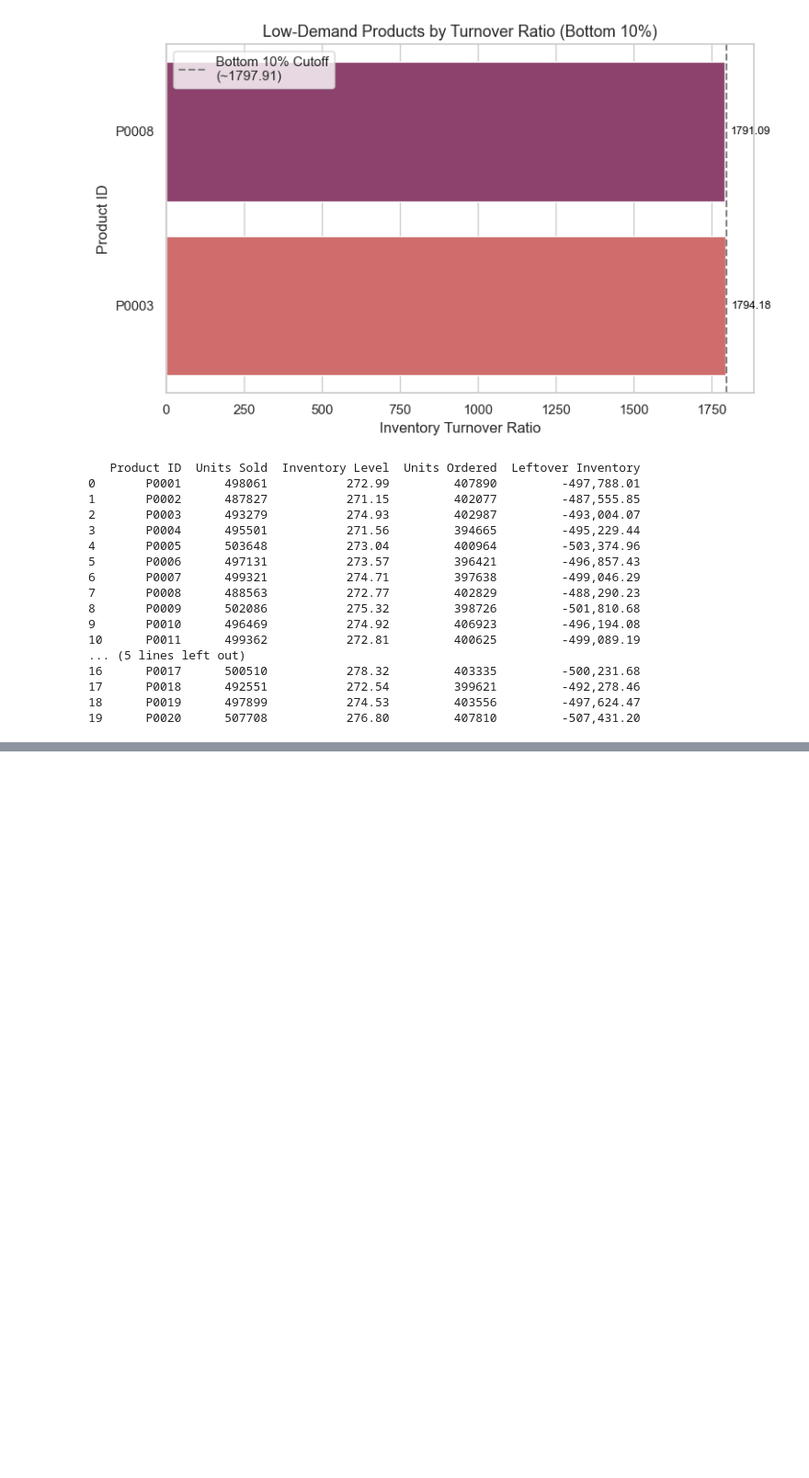
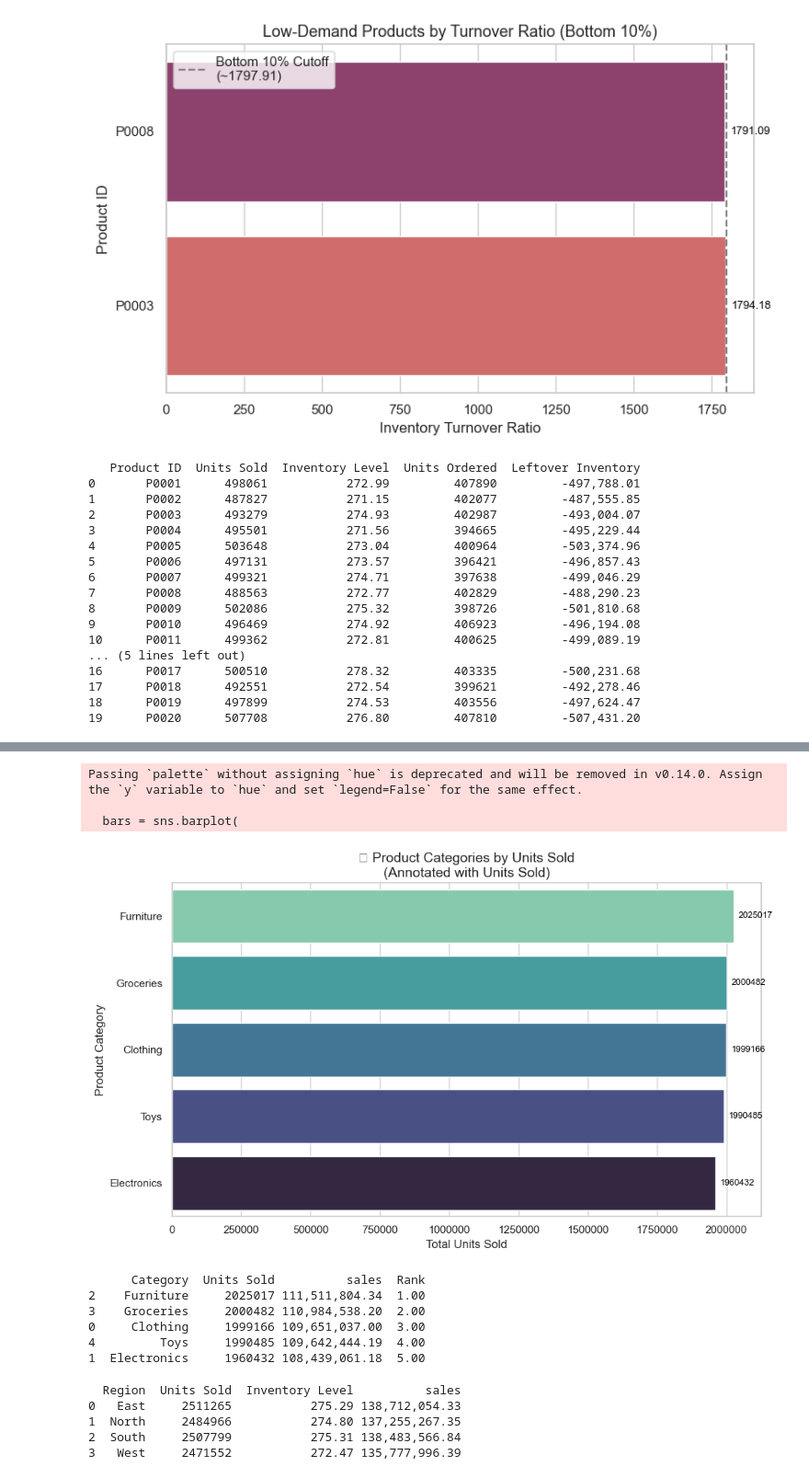
Before and after one commit to Abhijeeth7/Retail-Store-Inventory-Forecasting-Data-Analysis, a Jupyter notebook: Python_file/Retail-Store-Data-Analysis.ipynb, the cells around one changed output, grey strips where cells are left out. Shown at 92% size. Saved outputs shown, nothing was run; the diff lists cells and outputs as text; code cells hidden in the pictures; blank space fills up the shorter version.

```diff
--- a/Python_file/Retail-Store-Data-Analysis.ipynb
+++ b/Python_file/Retail-Store-Data-Analysis.ipynb
@@ -1040,0 +1109,78 @@ print(leftover_inventory_df)
+# %%
+# BR8 visualization
+
+# Sort by Units Sold for visual clarity
+plot_df = most_sold_df.sort_values('Units Sold', ascending=False)
+
+plt.figure(figsize=(10, 6))
+bars = sns.barplot(
+    data=plot_df,
+    x='Units Sold',
+    y='Category',
+    palette='mako_r'
+)
+
+# Annotate each bar with Revenue per Unit
+for i, bar in enumerate(bars.patches):
+    units_sold = plot_df.iloc[i]['Units Sold']
+    bars.annotate(
+        f"{units_sold}",
+        (bar.get_width(), bar.get_y() + bar.get_height() / 2),
+        xytext=(5, 0),
+        textcoords='offset points',
+        va='center',
+        fontsize=9,
+        color='black'
+    )
+
+plt.title('📦 Product Categories by Units Sold\n(Annotated with Units Sold)', fontsize=14)
+plt.xlabel('Total Units Sold')
+plt.ylabel('Product Category')
+plt.ticklabel_format(style='plain', axis='x')
+plt.tight_layout()
+plt.show()
+# %% [output]
+Passing `palette` without assigning `hue` is deprecated and will be removed in v0.14.0. Assign the `y` variable to `hue` and set `legend=False` for the same effect.
+
+  bars = sns.barplot(
+[figure, added]
+# %%
+# GAR8 starts here
+
+category_rank_df = (
+    df.groupby('Category')[['Units Sold','sales']]
+        .agg({
+        'Units Sold': 'sum',
+        'sales': 'sum'
+    })
+    .reset_index()
+)
+
+category_rank_df['Rank'] = category_rank_df['sales'].rank(ascending=False)
+category_rank_df.sort_values('Rank', ascending=True, inplace=True)
+print(category_rank_df)
+# %% [output]
+      Category  Units Sold          sales  Rank
+2    Furniture     2025017 111,511,804.34  1.00
+3    Groceries     2000482 110,984,538.20  2.00
+0     Clothing     1999166 109,651,037.00  3.00
+4         Toys     1990485 109,642,444.19  4.00
+1  Electronics     1960432 108,439,061.18  5.00
+# %%
+# BR9 starts here
+
+store_accross_region_perf = (
+    df.groupby('Region')[['Category', 'Units Sold', 'sales', 'Inventory Level']].agg({
+        'Units Sold': 'sum',
+        'Inventory Level': 'mean',
+        'sales': 'sum',
+    })
+    .reset_index()
+)
+print(store_accross_region_perf)
+# %% [output]
+  Region  Units Sold  Inventory Level          sales
+0   East     2511265           275.29 138,712,054.33
+1  North     2484966           274.80 137,255,267.35
+2  South     2507799           275.31 138,483,566.84
+3   West     2471552           272.47 135,777,996.39
```
Also changed, not shown: parts of 4 cells of this notebook, 1 other file.
